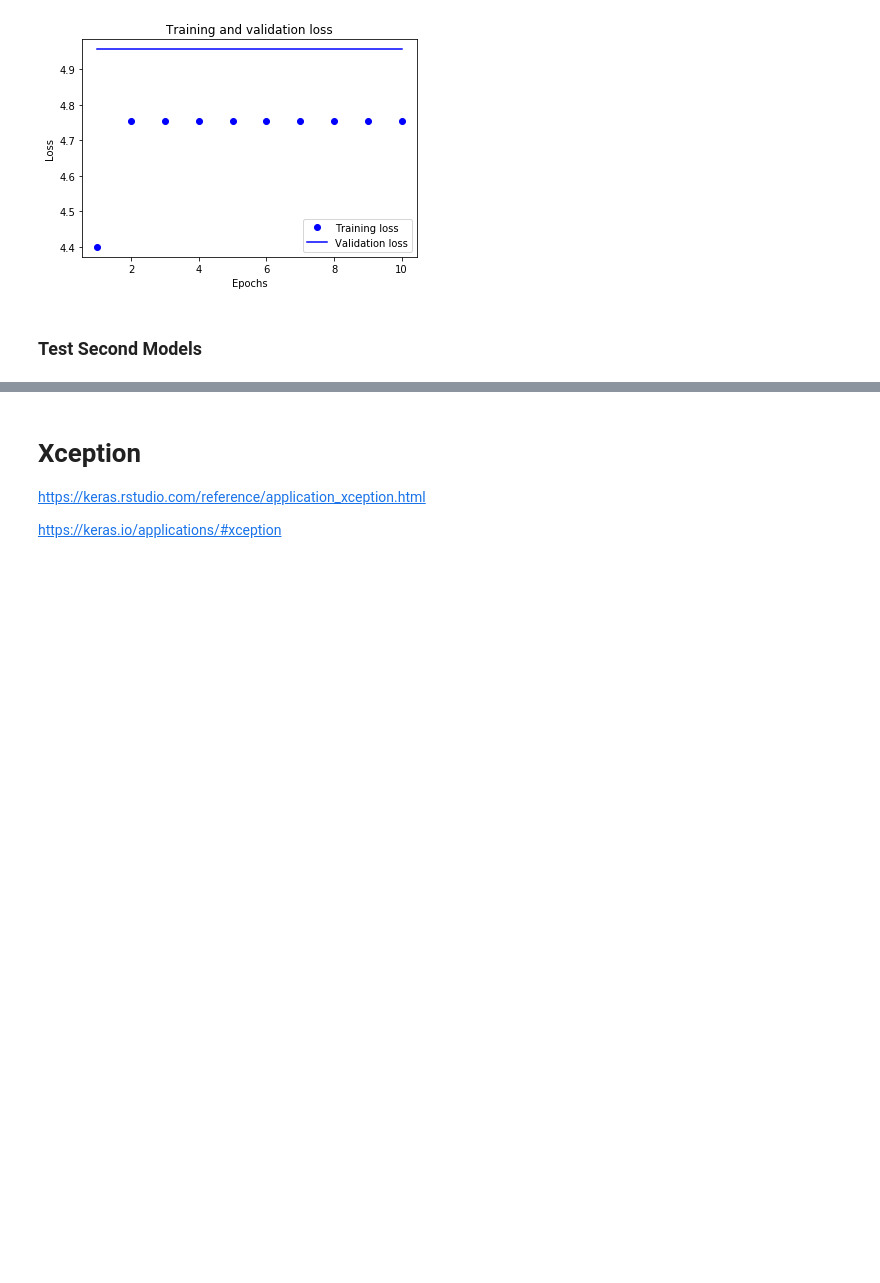
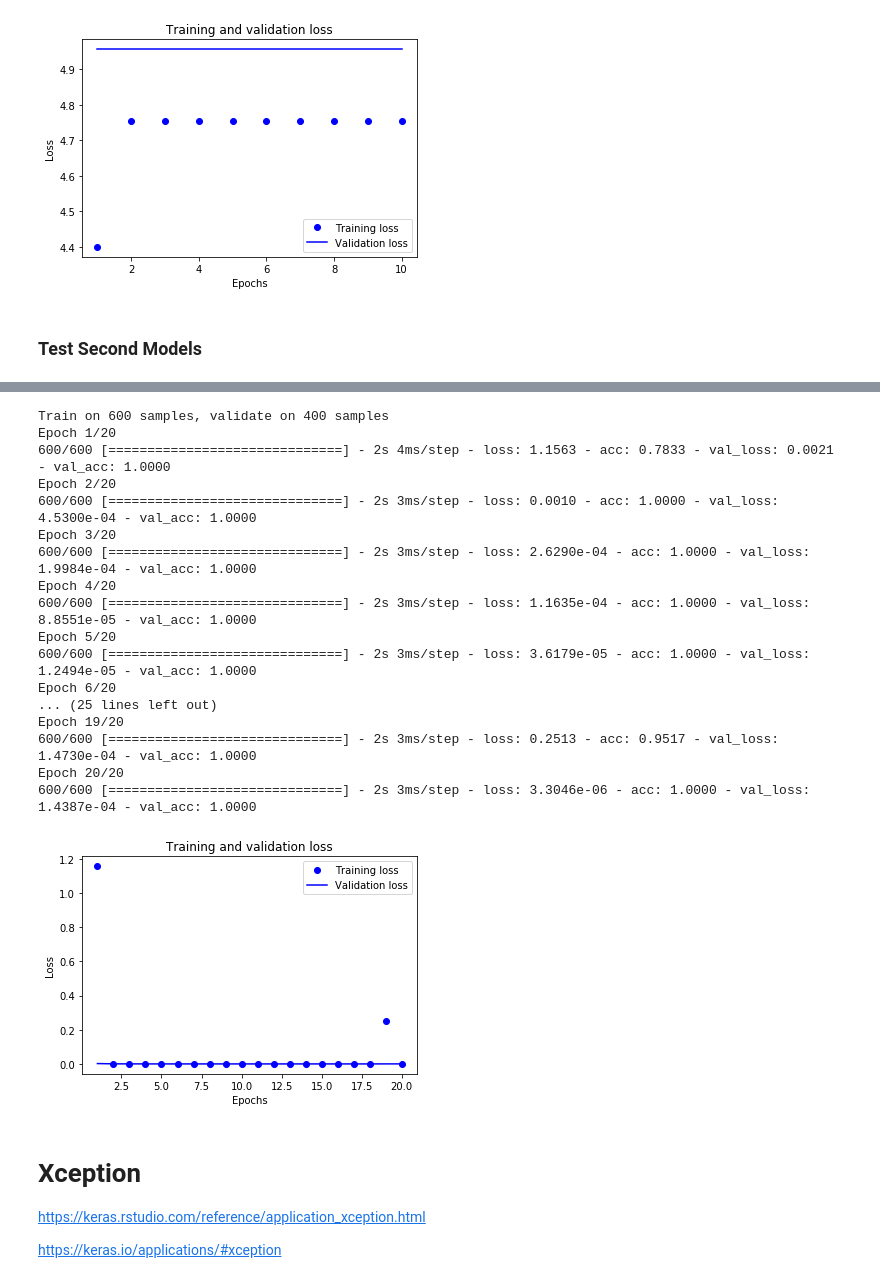
Before and after one commit to clintko/Proj_SingleCell, a Jupyter notebook: 03 Run CNN on tSNE Image.ipynb, the cells around one changed output, grey strips where cells are left out. Cells and saved outputs as stored; diff of their text form; code cells hidden in the pictures; blank space fills up the shorter version.

```diff
--- a/03 Run CNN on tSNE Image.ipynb
+++ b/03 Run CNN on tSNE Image.ipynb
@@ -463,3 +604,46 @@ plt.show()
+# %%
+#history = model.fit(train_images, train_labels, epochs=5, batch_size=64)
+history = model.fit(train_images,
+                    train_labels,
+                    epochs=20,
+                    batch_size=64,
+                    validation_data=(test_images, test_labels))
+
+acc      = history.history['acc']
+val_acc  = history.history['val_acc']
+loss     = history.history['loss']
+val_loss = history.history['val_loss']
+epochs = range(1, len(acc) + 1)
+
+# "bo" is for "blue dot"
+plt.plot(epochs, loss, 'bo', label='Training loss')
+# b is for "solid blue line"
+plt.plot(epochs, val_loss, 'b', label='Validation loss')
+plt.title('Training and validation loss')
+plt.xlabel('Epochs')
+plt.ylabel('Loss')
+plt.legend()
+
+plt.show()
+# %% [output]
+Train on 600 samples, validate on 400 samples
+Epoch 1/20
+600/600 [==============================] - 2s 4ms/step - loss: 1.1563 - acc: 0.7833 - val_loss: 0.0021 - val_acc: 1.0000
+Epoch 2/20
+600/600 [==============================] - 2s 3ms/step - loss: 0.0010 - acc: 1.0000 - val_loss: 4.5300e-04 - val_acc: 1.0000
+Epoch 3/20
+600/600 [==============================] - 2s 3ms/step - loss: 2.6290e-04 - acc: 1.0000 - val_loss: 1.9984e-04 - val_acc: 1.0000
+Epoch 4/20
+600/600 [==============================] - 2s 3ms/step - loss: 1.1635e-04 - acc: 1.0000 - val_loss: 8.8551e-05 - val_acc: 1.0000
+Epoch 5/20
+600/600 [==============================] - 2s 3ms/step - loss: 3.6179e-05 - acc: 1.0000 - val_loss: 1.2494e-05 - val_acc: 1.0000
+Epoch 6/20
+... (25 lines left out)
+Epoch 19/20
+600/600 [==============================] - 2s 3ms/step - loss: 0.2513 - acc: 0.9517 - val_loss: 1.4730e-04 - val_acc: 1.0000
+Epoch 20/20
+600/600 [==============================] - 2s 3ms/step - loss: 3.3046e-06 - acc: 1.0000 - val_loss: 1.4387e-04 - val_acc: 1.0000
+[figure, added]
 # %% [markdown]
 # Xception
 
```
Also changed, not shown: parts of 14 cells of this notebook, 2 other files.
